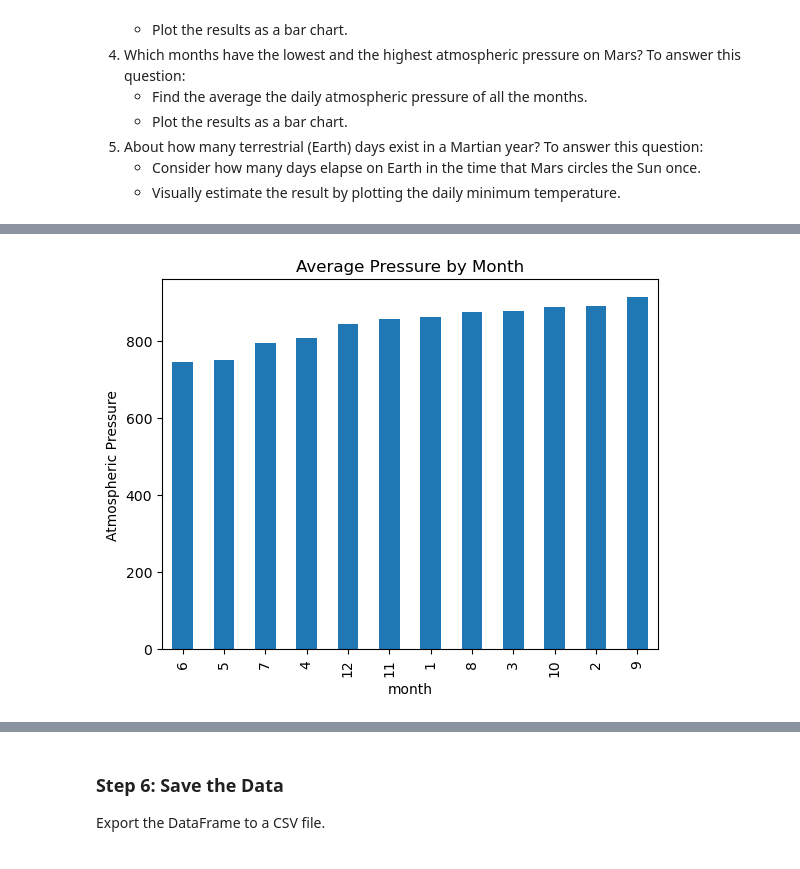
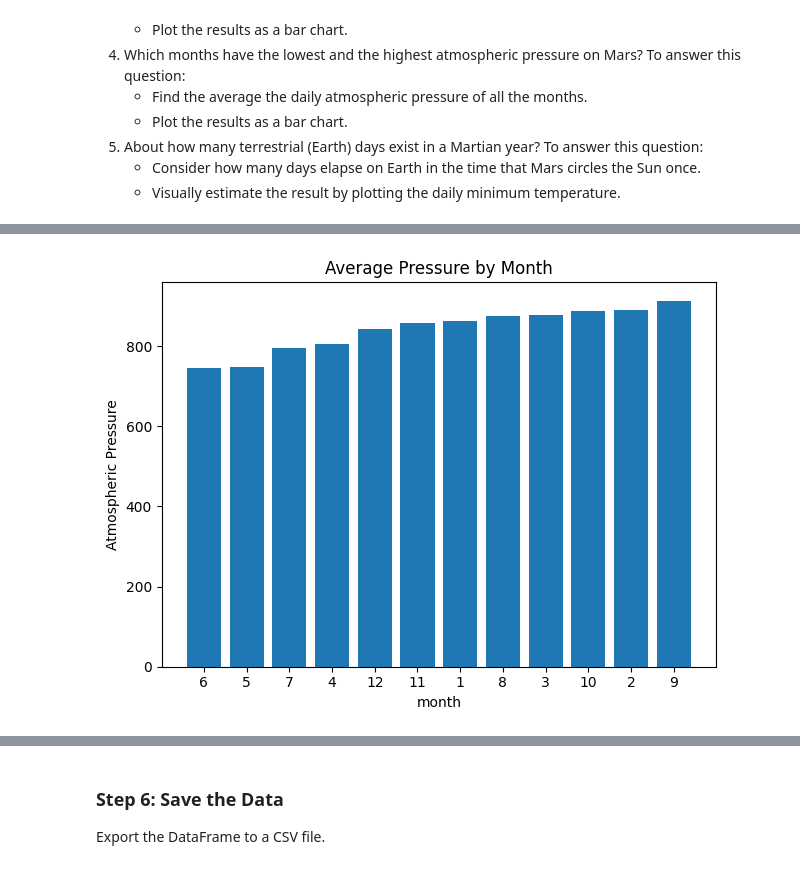
Before and after one commit to Maxwell-Leu/mars-data, a Jupyter notebook: part_2_mars_weather.ipynb, the cells around one changed output, grey strips where cells are left out. Drawn from its saved outputs; the diff is of its cells as text; code cells hidden in the pictures.

```diff
--- a/part_2_mars_weather.ipynb
+++ b/part_2_mars_weather.ipynb
@@ -50,4 +60,7 @@ Assemble the scraped data into a Pandas DataFrame. The columns should have the s
 # %%
 # Create a Pandas DataFrame by using the list of rows and a list of the column names
+mars_list
+col = ['id', 'terrestrial_date', 'sol', 'ls', 'month', 'min_temp', 'pressure',]
+df = pd.DataFrame(data=mars_list, columns=col)
 # %%
 # Confirm DataFrame was created successfully
@@ -80,2 +93,10 @@ dtype: object
+# %%
+# Change data types for data analysis
+df['sol'] = pd.to_numeric(df['sol'])
+df['ls'] = pd.to_numeric(df['ls'])
+df['month'] = pd.to_numeric(df['month'])
+df['min_temp'] = pd.to_numeric(df['min_temp'])
+df['pressure'] = pd.to_numeric(df['pressure'])
+df['terrestrial_date'] = pd.to_datetime(df['terrestrial_date'])
 # %%
 # Confirm type changes were successful by examining data types again
@@ -135,0 +140,13 @@ Name: min_temp, dtype: float64
+# %%
+# 3. What is the average minimum temperature by month?
+ave_temp = []
+for x in range(1,13):
+    copy = df.copy()
+    average = (copy.loc[copy['month']==x,'min_temp'].sum()/copy.loc[copy['month']==x,'min_temp'].count())
+    ave_temp.append(
+        {
+            'month':str(x),
+            '': average
+        }
+    )
+temp_df = pd.DataFrame(data=ave_temp)
@@ -160,0 +176,14 @@ Name: pressure, dtype: float64
+# %%
+# 4. What is the average pressure by month?
+ave_press = []
+for x in range(1,13):
+    copy = df.copy()
+    average = (copy.loc[copy['month']==x,'pressure'].sum()/copy.loc[copy['month']==x,'pressure'].count())
+    ave_press.append(
+        {
+            'month':str(x),
+            '': average
+        }
+    )
+press_df = pd.DataFrame(data=ave_press)
+press_df
@@ -161,7 +214,14 @@ Name: pressure, dtype: float64
 # %%
 # Identify the lowest and highest pressure months in Curiosity's location by sorting the previous graph
+low_high = press_df.sort_values(by='')
+plt.bar(x=low_high['month'],height=low_high[''])
+plt.title('Average Pressure by Month')
+plt.xlabel('month')
+plt.ylabel('Atmospheric Pressure')
+plt.xticks(temp_df['month'],ha='center')
+plt.show()
 # %% [output]
-[figure, old version]
+[figure, new version]
 # %%
 # 5. How many terrestrial (Earth) days are there in a Martian year?
 # Visually estimate the result by plotting the daily minimum temperature of each observation in the data set.
```
Also changed, not shown: parts of 24 cells of this notebook.
